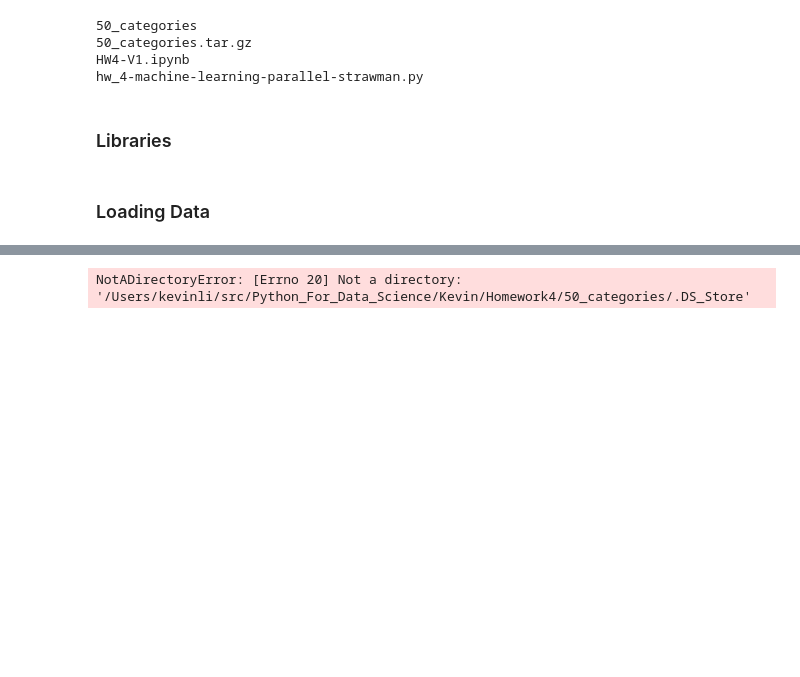
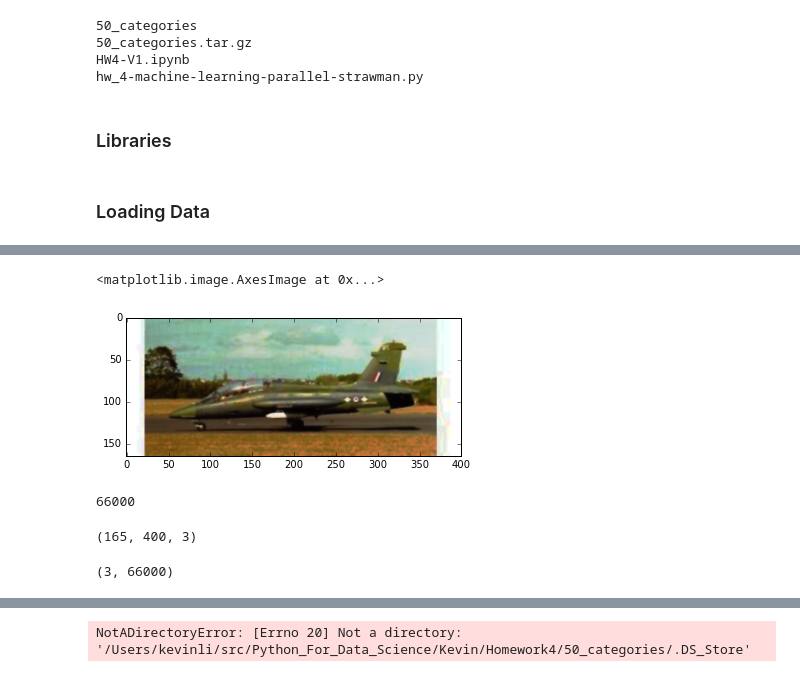
Before and after one commit to kbl4ew/Python_For_Data_Science, a Jupyter notebook: Kevin/Homework4/HW4-V1.ipynb, the cells around one changed output, grey strips where cells are left out. Saved outputs shown, nothing was run; the diff lists cells and outputs as text; code cells hidden in the pictures; blank space fills up the shorter version.

```diff
--- a/Kevin/Homework4/HW4-V1.ipynb
+++ b/Kevin/Homework4/HW4-V1.ipynb
@@ -32,0 +107,5 @@ from sklearn import preprocessing
+# %%
+img = load_image('./50_categories/airplanes/airplanes_0001.jpg')
+img.shape
+plt.imshow(img)
+# %% [output]
@@ -32,0 +114,2 @@ from sklearn import preprocessing
+<matplotlib.image.AxesImage at 0x...>
+[figure, added]
@@ -32,0 +158,8 @@ from sklearn import preprocessing
+# %%
+165*400
+# %% [output]
+66000
+# %%
+img.shape
+# %% [output]
+(165, 400, 3)
@@ -32,0 +173,4 @@ from sklearn import preprocessing
+# %%
+RGB.shape
+# %% [output]
+(3, 66000)
```
Also changed, not shown: parts of 45 cells of this notebook.
